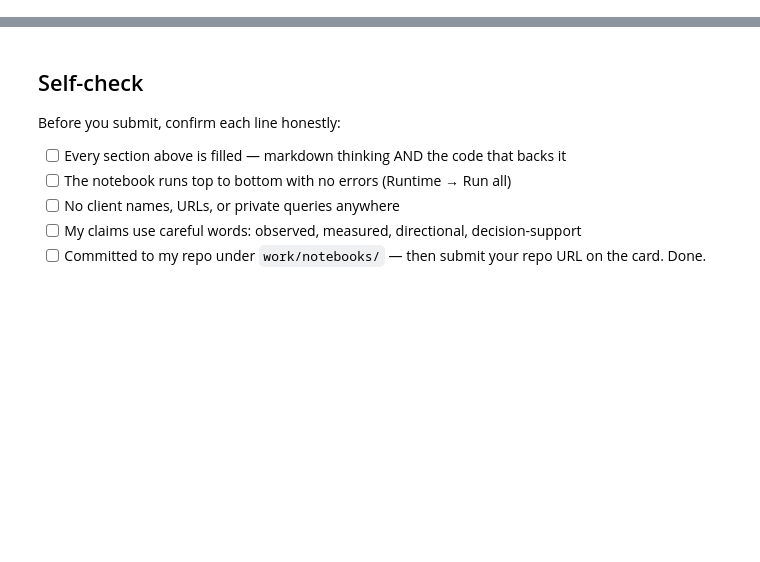
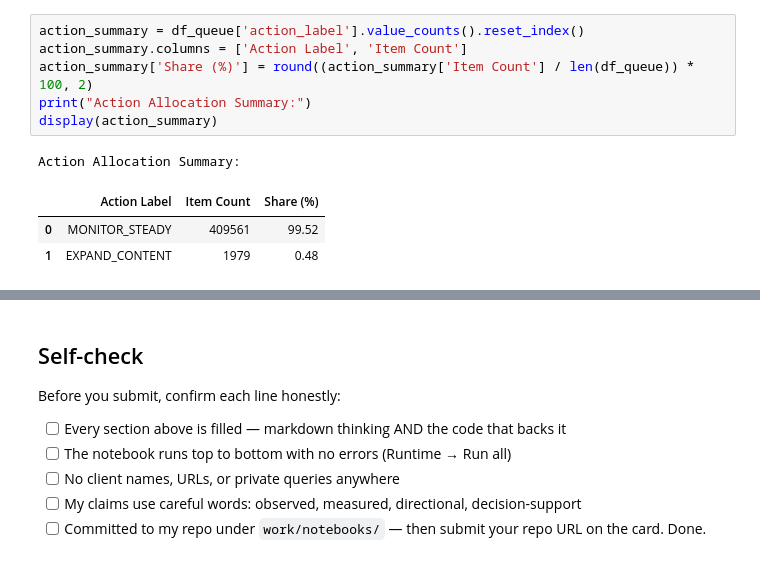
Before and after one commit to nnanwubeikenna-prog/ikenna-flyrank-ml-internship, a Jupyter notebook: work/notebooks/w07_action_playbook.ipynb, the cells around one changed output, grey strips where cells are left out. Saved outputs shown, nothing was run; the diff lists cells and outputs as text; blank space fills up the shorter version.

```diff
--- a/work/notebooks/w07_action_playbook.ipynb
+++ b/work/notebooks/w07_action_playbook.ipynb
@@ -43,0 +77,11 @@ This skeleton is yours to fill. Work the sections **in order** — each one has
+# %%
+action_summary = df_queue['action_label'].value_counts().reset_index()
+action_summary.columns = ['Action Label', 'Item Count']
+action_summary['Share (%)'] = round((action_summary['Item Count'] / len(df_queue)) * 100, 2)
+print("Action Allocation Summary:")
+display(action_summary)
+# %% [output]
+Action Allocation Summary:
+|  | Action Label | Item Count | Share (%) |
+| 0 | MONITOR_STEADY | 409561 | 99.52 |
+| 1 | EXPAND_CONTENT | 1979 | 0.48 |
```
Also changed, not shown: parts of 19 cells of this notebook.
